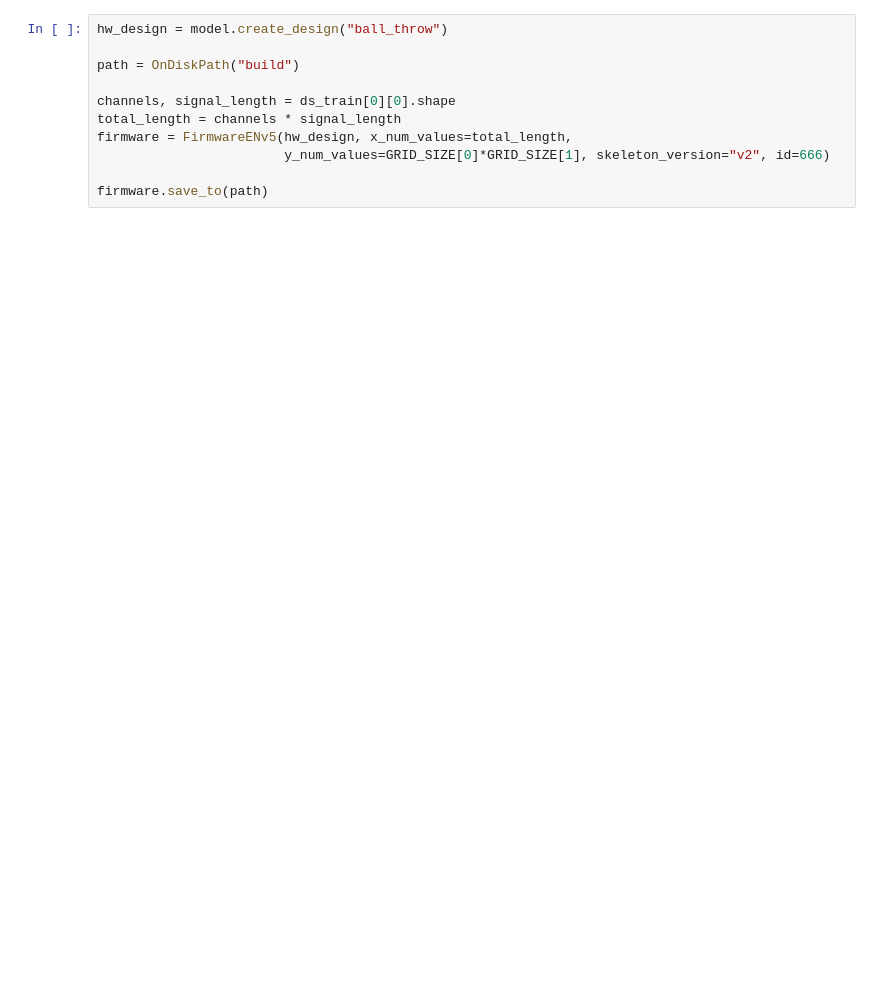
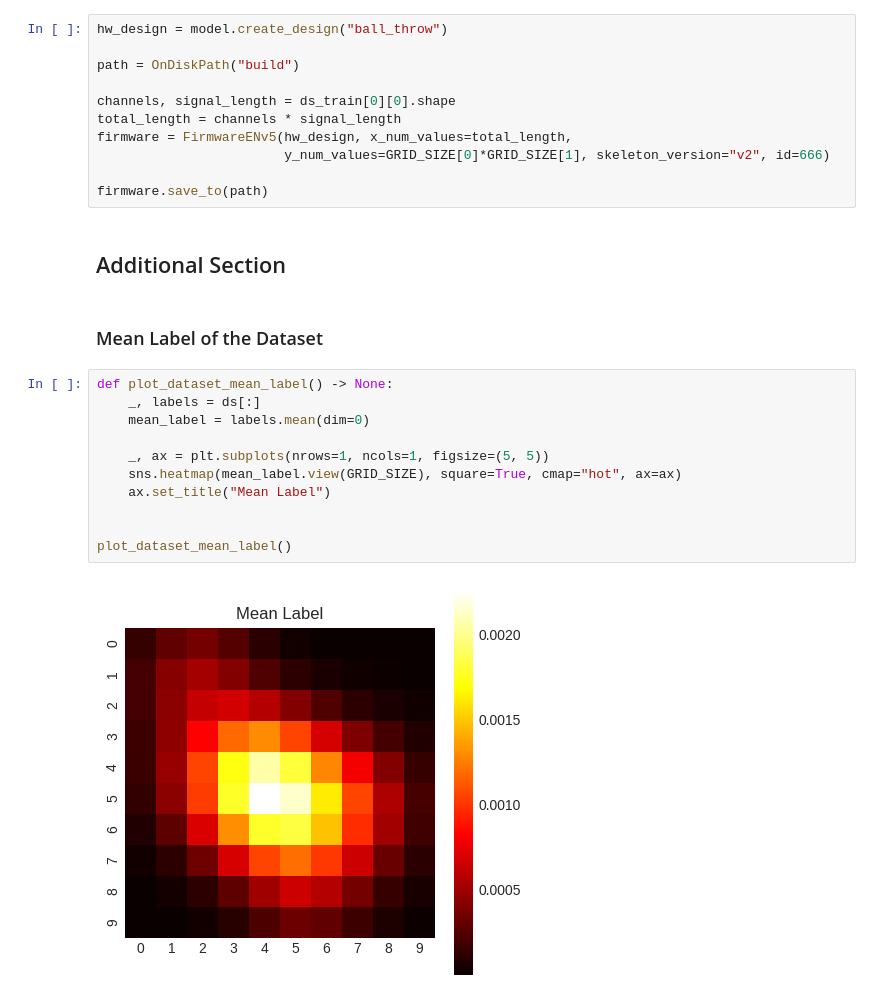
Before and after one commit to es-ude/BallChallenge, a Jupyter notebook: ml_resources/ball_challenge.ipynb, the cells around one changed output. Cells and saved outputs as stored; diff of their text form; blank space fills up the shorter version.

```diff
--- a/ml_resources/ball_challenge.ipynb
+++ b/ml_resources/ball_challenge.ipynb
@@ -113,3 +179,20 @@ firmware = FirmwareENv5(hw_design, x_num_values=total_length,
                         y_num_values=GRID_SIZE[0]*GRID_SIZE[1], skeleton_version="v2", id=666)
 
 firmware.save_to(path)
+# %% [markdown]
+## Additional Section
+# %% [markdown]
+### Mean Label of the Dataset
+# %%
+def plot_dataset_mean_label() -> None:
+    _, labels = ds[:]
+    mean_label = labels.mean(dim=0)
+
+    _, ax = plt.subplots(nrows=1, ncols=1, figsize=(5, 5))
+    sns.heatmap(mean_label.view(GRID_SIZE), square=True, cmap="hot", ax=ax)
+    ax.set_title("Mean Label")
+
+
+plot_dataset_mean_label()
+# %% [output]
+[figure, added]
```
Also changed, not shown: parts of 20 cells of this notebook.
